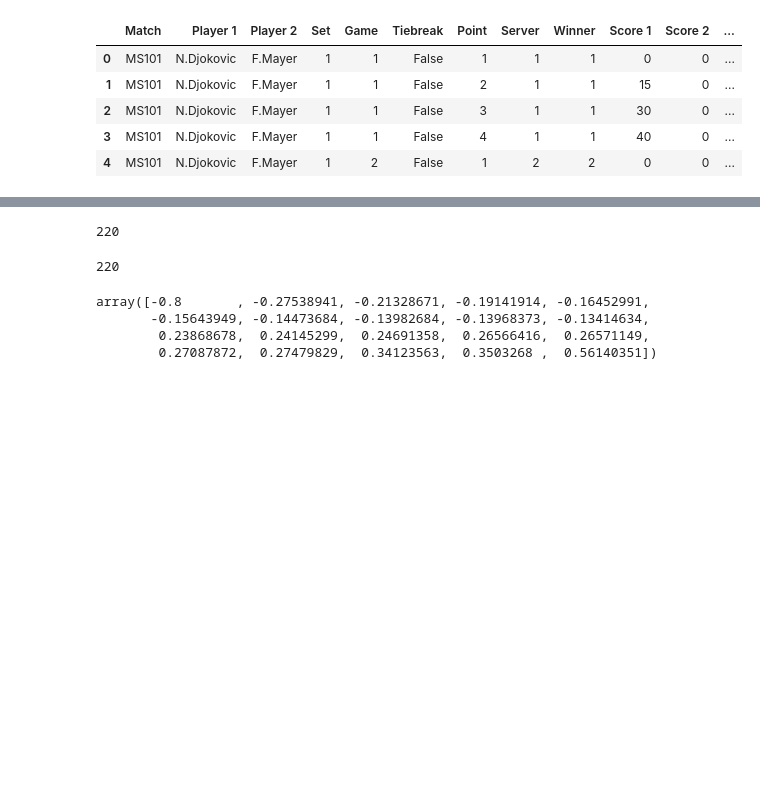
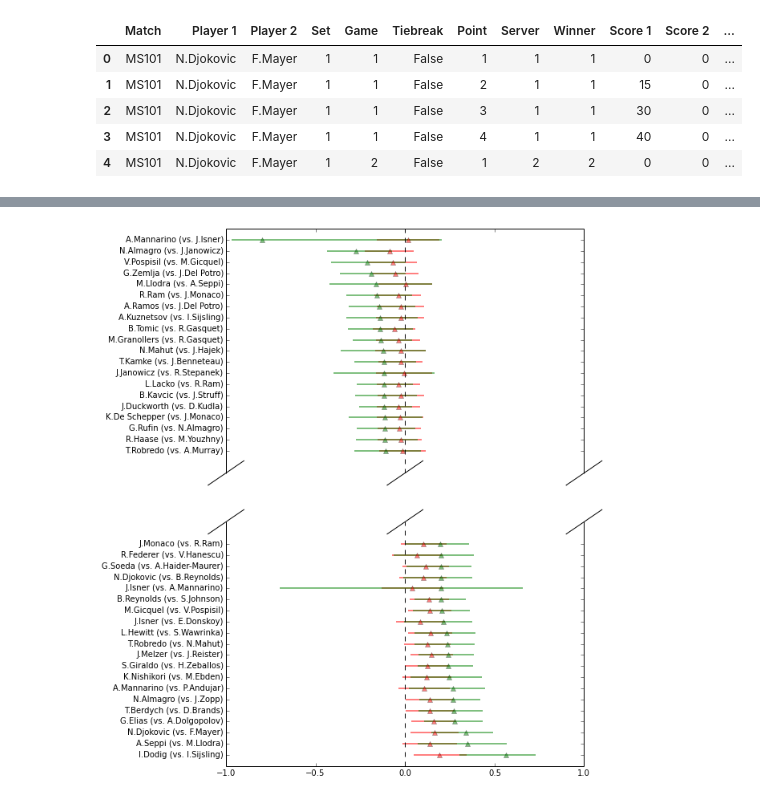
Before and after one commit to psarka/tennis, a Jupyter notebook: Tennis!.ipynb, the cells around one changed output, grey strips where cells are left out. Drawn from its saved outputs; the diff is of its cells as text; code cells hidden in the pictures; blank space fills up the shorter version.

Commit message:
graph done

```diff
--- a/Tennis!.ipynb
+++ b/Tennis!.ipynb
@@ -206,15 +210,60 @@ plt.xlim(-1, 1)
-# %%
-len(df)
-# %% [output]
-220
-# %%
-len(z)
-# %% [output]
-220
-# %%
-df['p_mle_delta'].values[ids]
-# %% [output]
-array([-0.8       , -0.27538941, -0.21328671, -0.19141914, -0.16452991,
-       -0.15643949, -0.14473684, -0.13982684, -0.13968373, -0.13414634,
-        0.23868678,  0.24145299,  0.24691358,  0.26566416,  0.26571149,
-        0.27087872,  0.27479829,  0.34123563,  0.3503268 ,  0.56140351])
+# %%
+ntop = 20
+nbot = 20
+top = list(range(nbot))
+bot = list(range(len(z)-ntop, len(z)))
+
+ids = top + bot
+
+fig,(ax1,ax2) = plt.subplots(2,1,sharex=True, figsize=(8, 12))
+
+ax1.hlines(ids[::-1], z['2.5%'].iloc[ids], z['97.5%'].iloc[ids], color = 'red', lw=2, alpha= .5)
+ax1.plot(z['mean'].values[ids], ids[::-1], 'r^', alpha=.5)
+ax1.hlines(ids[::-1], df['2.5%_freq'].iloc[ids], df['97.5%_freq'].iloc[ids], color = 'green', lw=2, alpha=.5)
+ax1.plot(df['p_mle_delta'].values[ids], ids[::-1], 'g^', alpha=.5)
+
+ax2.hlines(ids[::-1], z['2.5%'].iloc[ids], z['97.5%'].iloc[ids], color = 'red', lw=2, alpha= .5)
+ax2.plot(z['mean'].values[ids], ids[::-1], 'r^', alpha=.5)
+ax2.hlines(ids[::-1], df['2.5%_freq'].iloc[ids], df['97.5%_freq'].iloc[ids], color = 'green', lw=2, alpha=.5)
+ax2.plot(df['p_mle_delta'].values[ids], ids[::-1], 'g^', alpha=.5)
+
+ax1.set_ylim(len(z)-ntop - 2, len(z))
+ax1.vlines(0, len(z)-ntop - 2, len(z), linestyles='--')
+ax2.set_ylim(-1, nbot + 1)
+ax2.vlines(0, -1, nbot + 1, linestyles='--')
+
+
+plt.xlim(-1, 1)
+
+ax1.spines['bottom'].set_visible(False)
+ax2.spines['top'].set_visible(False)
+ax1.xaxis.tick_top()
+ax1.tick_params(labeltop='off') # don't put tick labels at the top
+ax2.xaxis.tick_bottom()
+
+d = .05 # how big to make the diagonal lines in axes coordinates
+# arguments to pass plot, just so we don't keep repeating them
+kwargs = dict(transform=ax1.transAxes, color='k', clip_on=False)
+ax1.plot((-d,+d),(-d,+d), **kwargs)      # top-left diagonal
+ax1.plot((1/2-d,1/2+d),(-d,+d), **kwargs)
+ax1.plot((1-d,1+d),(-d,+d), **kwargs)    # top-right diagonal
+
+kwargs.update(transform=ax2.transAxes)  # switch to the bottom axes
+ax2.plot((-d,+d),(1-d,1+d), **kwargs)   # bottom-left diagonal
+ax2.plot((1/2-d,1/2+d),(1-d,1+d), **kwargs)
+ax2.plot((1-d,1+d),(1-d,1+d), **kwargs) # bottom-right diagonal
+
+pairs = [(quat[quat[3]], quat[3 - quat[3]]) for quat in df.index]
+labels = ["%s (vs. %s)" % pair for pair in pairs][::-1]
+tlab = [labels[i] for i in top]
+blab = [labels[i] for i in bot]
+
+ax1.set_yticks(bot)
+ax1.set_yticklabels(blab)
+
+ax2.set_yticks(top)
+ax2.set_yticklabels(tlab)
+
+plt.show()
+# %% [output]
+[figure, added]
```
Also changed, not shown: parts of 9 cells of this notebook.
